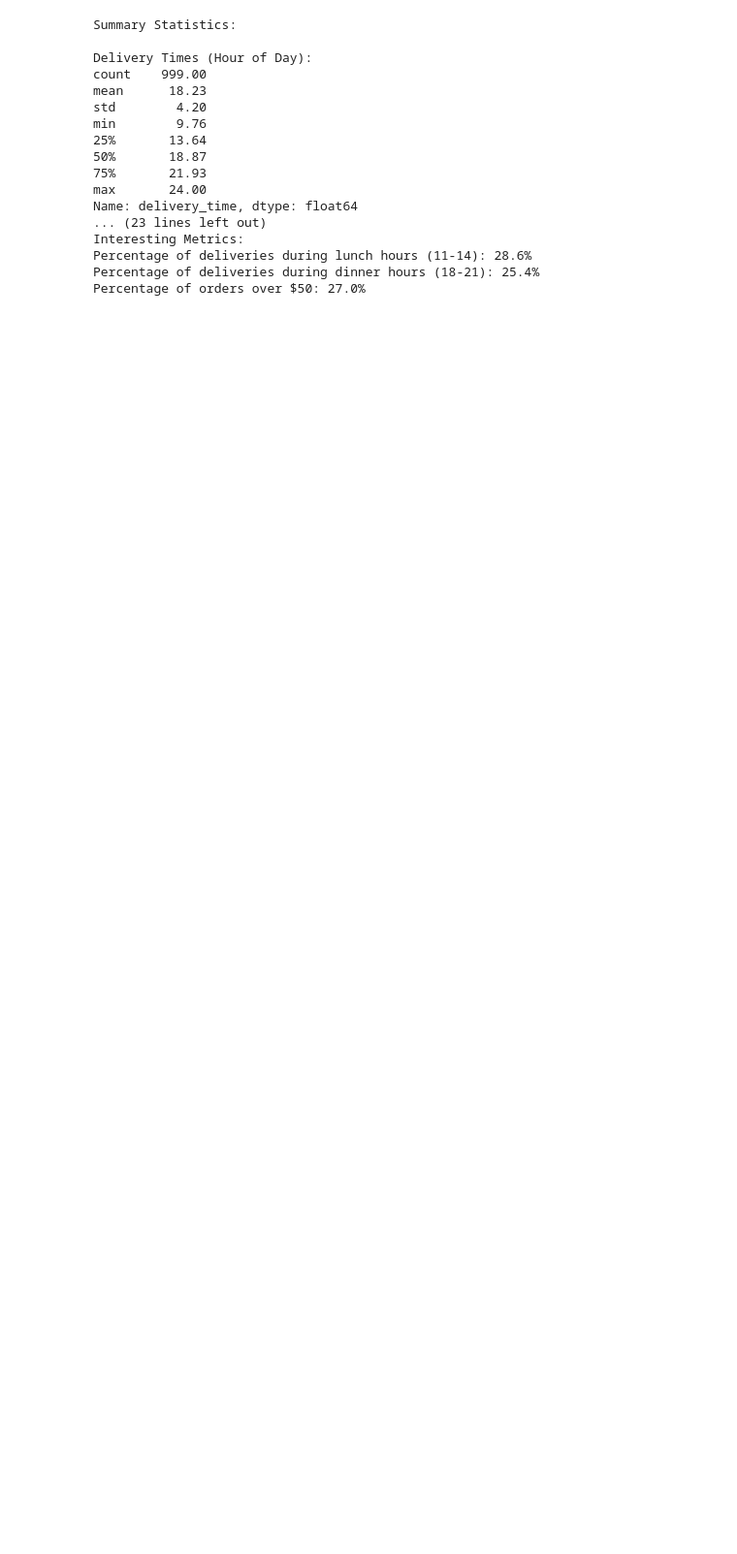
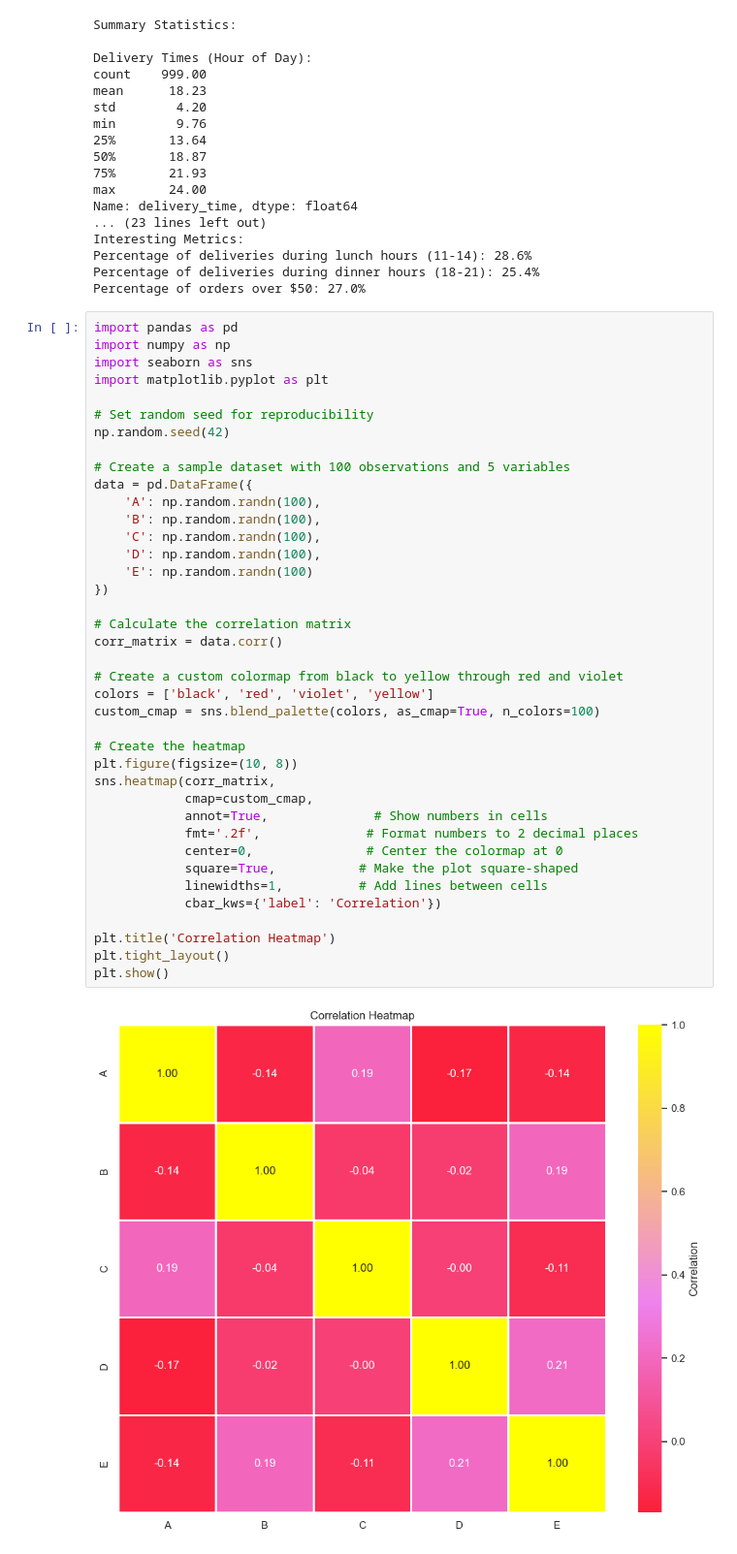
Before and after one commit to ndr3svt/dataScienceLearningExamples, a Jupyter notebook: data_analysis_examples.ipynb, the cells around one changed output. Shown at 97% size. Cells and saved outputs as stored; diff of their text form; blank space fills up the shorter version.

Commit message:
updates heat map charts

```diff
--- a/data_analysis_examples.ipynb
+++ b/data_analysis_examples.ipynb
@@ -457,3 +457,44 @@ Interesting Metrics:
 Percentage of deliveries during lunch hours (11-14): 28.6%
 Percentage of deliveries during dinner hours (18-21): 25.4%
 Percentage of orders over $50: 27.0%
+# %%
+import pandas as pd
+import numpy as np
+import seaborn as sns
+import matplotlib.pyplot as plt
+
+# Set random seed for reproducibility
+np.random.seed(42)
+
+# Create a sample dataset with 100 observations and 5 variables
+data = pd.DataFrame({
+    'A': np.random.randn(100),
+    'B': np.random.randn(100),
+    'C': np.random.randn(100),
+    'D': np.random.randn(100),
+    'E': np.random.randn(100)
+})
+
+# Calculate the correlation matrix
+corr_matrix = data.corr()
+
+# Create a custom colormap from black to yellow through red and violet
+colors = ['black', 'red', 'violet', 'yellow']
+custom_cmap = sns.blend_palette(colors, as_cmap=True, n_colors=100)
+
+# Create the heatmap
+plt.figure(figsize=(10, 8))
+sns.heatmap(corr_matrix,
+            cmap=custom_cmap,
+            annot=True,              # Show numbers in cells
+            fmt='.2f',              # Format numbers to 2 decimal places
+            center=0,               # Center the colormap at 0
+            square=True,           # Make the plot square-shaped
+            linewidths=1,          # Add lines between cells
+            cbar_kws={'label': 'Correlation'})
+
+plt.title('Correlation Heatmap')
+plt.tight_layout()
+plt.show()
+# %% [output]
+[figure, added]
```
Also changed, not shown: parts of 2 cells of this notebook.
